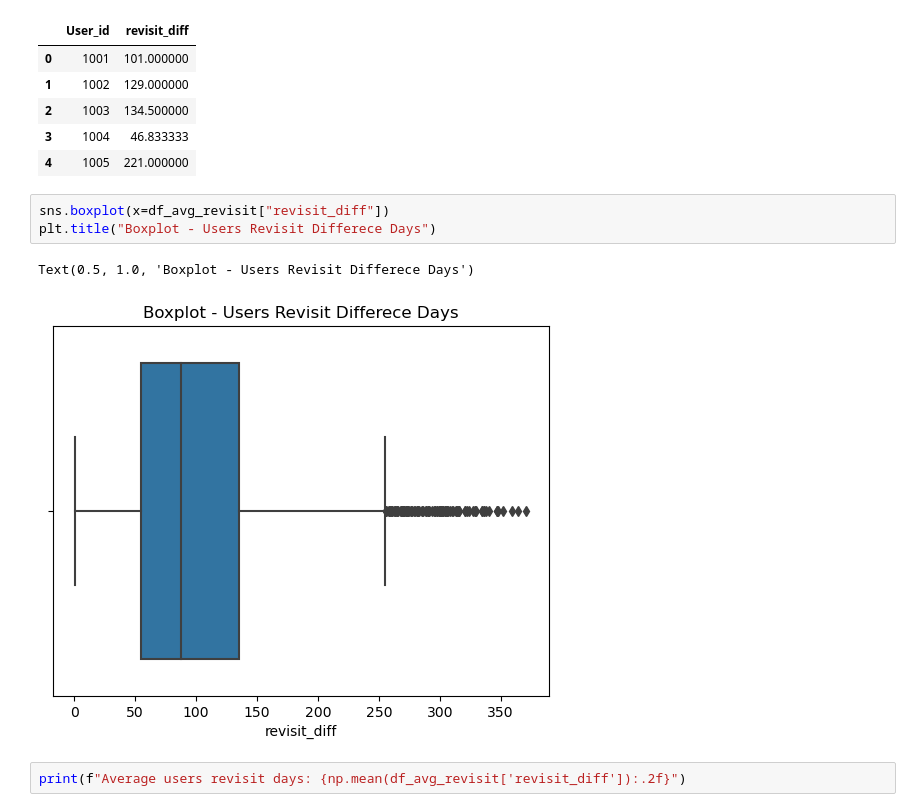
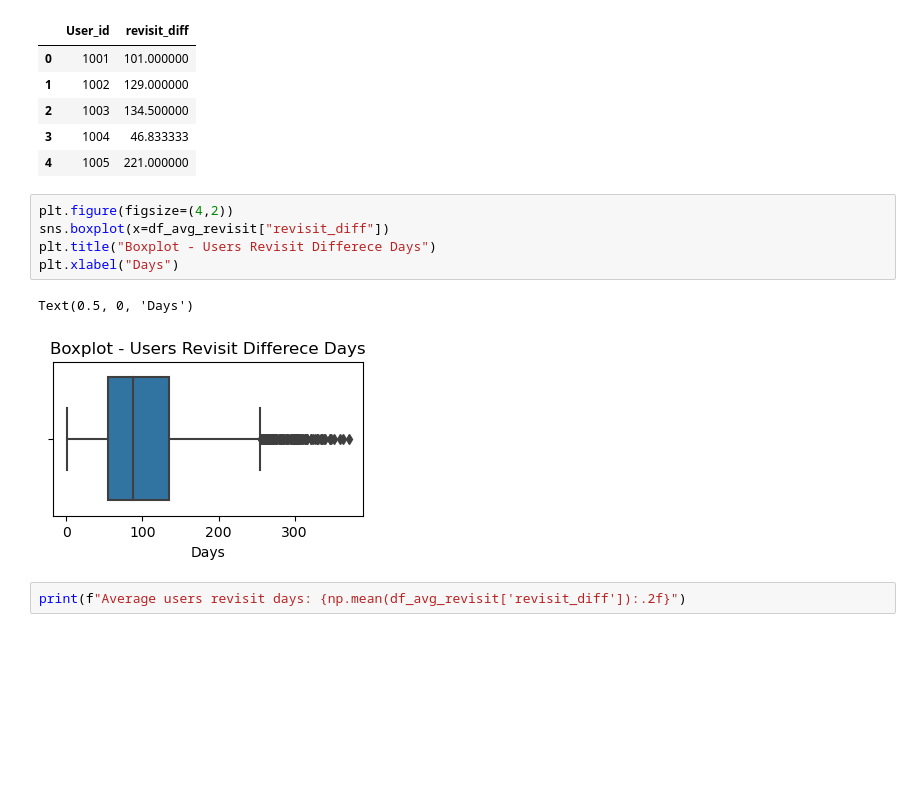
Before and after one commit to lalitphan-rainie/COMPSCI7306_MBD_A3, a Jupyter notebook: MBD_2025_Tri1_assignment3a_a1932456_Lalitphan_Sae-teoh_v04.ipynb, the cells around one changed output. Drawn from its saved outputs; the diff is of its cells as text; blank space fills up the shorter version.

```diff
--- a/MBD_2025_Tri1_assignment3a_a1932456_Lalitphan_Sae-teoh_v04.ipynb
+++ b/MBD_2025_Tri1_assignment3a_a1932456_Lalitphan_Sae-teoh_v04.ipynb
@@ -347,11 +337,13 @@ df_avg_revisit.head()
 | 3 | 1004 | 46.833333 |
 | 4 | 1005 | 221.000000 |
 # %%
+plt.figure(figsize=(4,2))
 sns.boxplot(x=df_avg_revisit["revisit_diff"])
 plt.title("Boxplot - Users Revisit Differece Days")
+plt.xlabel("Days")
 # %% [output]
-Text(0.5, 1.0, 'Boxplot - Users Revisit Differece Days')
+Text(0.5, 0, 'Days')
-[figure, old version]
+[figure, new version]
 # %%
 print(f"Average users revisit days: {np.mean(df_avg_revisit['revisit_diff']):.2f}")
 # %% [output]
```
Also changed, not shown: parts of 25 cells of this notebook.
